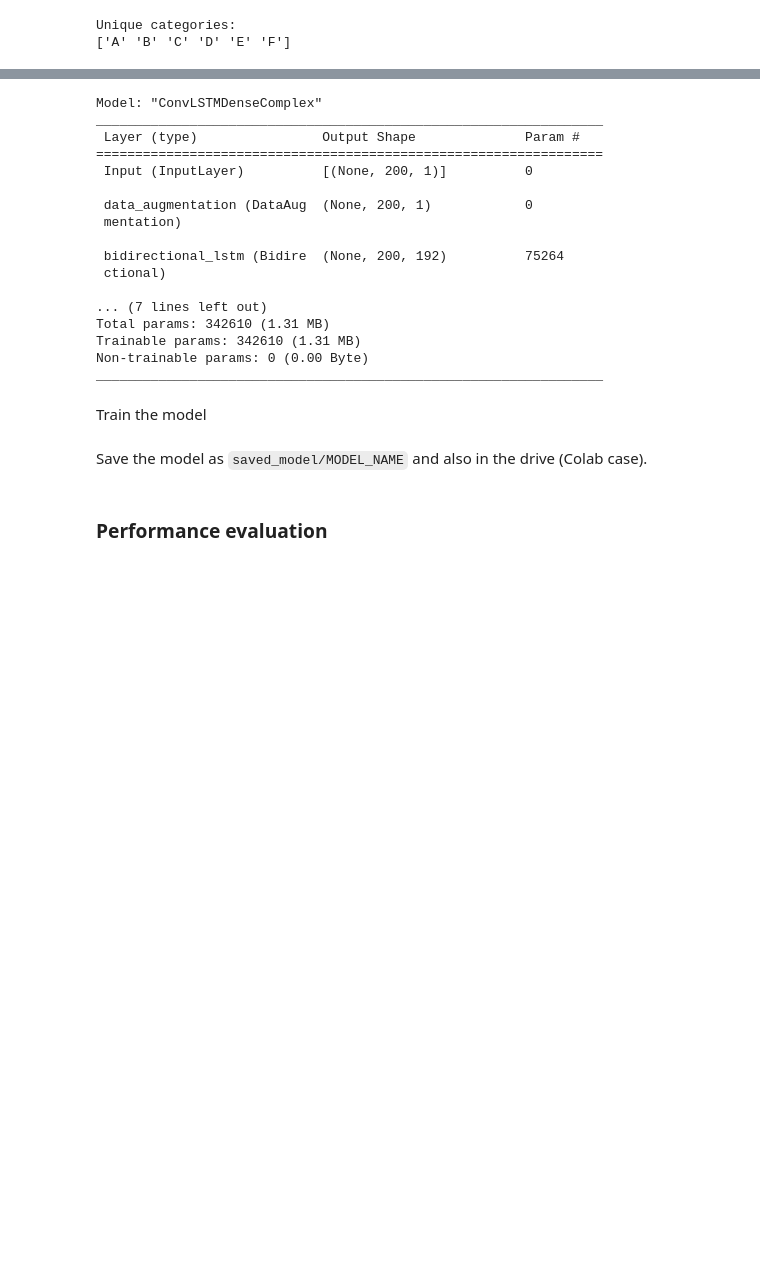
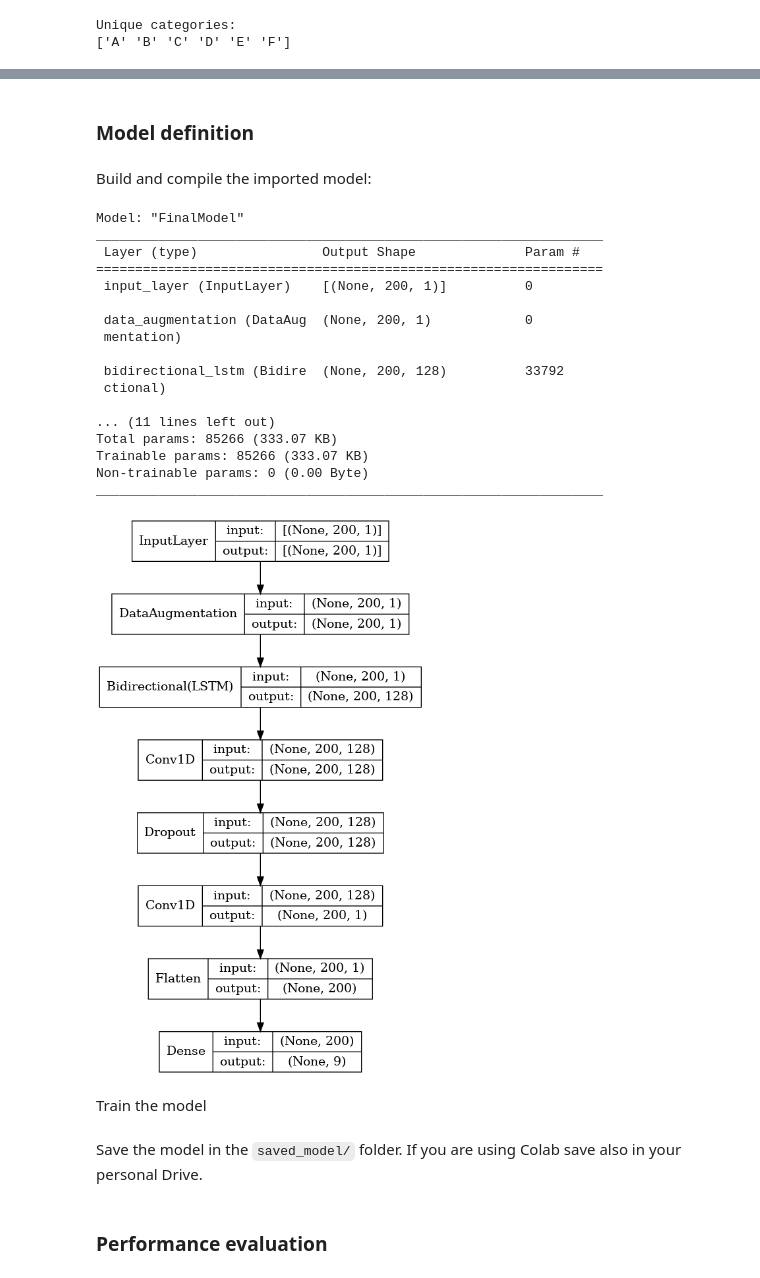
Before and after one commit to davide-gurrieri/timeseries-forecasting, a Jupyter notebook: main.ipynb, the cells around one changed output, grey strips where cells are left out. Drawn from its saved outputs; the diff is of its cells as text; code cells hidden in the pictures; blank space fills up the shorter version.

```diff
--- a/main.ipynb
+++ b/main.ipynb
@@ -178,30 +208,36 @@ tfds_train = tfds_train.shuffle(1024).batch(BS).prefetch(AUTO)
+# %% [markdown]
+### Model definition
+# %% [markdown]
+Build and compile the imported model:
 # %%
 model_obj = Constructor(MODEL_NAME,
                         MyModel.build_param_1,
                         MyModel.compile_param_1,
                         MyModel.fit_param_1,)
 
 model_obj.build()
 model_obj.compile()
 model_obj.model.summary()
+tfk.utils.plot_model(model_obj.model, show_shapes=True,show_layer_names=False)
 # %% [output]
-Model: "ConvLSTMDenseComplex"
+Model: "FinalModel"
 _________________________________________________________________
  Layer (type)                Output Shape              Param #
 =================================================================
- Input (InputLayer)          [(None, 200, 1)]          0
+ input_layer (InputLayer)    [(None, 200, 1)]          0
 
  data_augmentation (DataAug  (None, 200, 1)            0
  mentation)
 
- bidirectional_lstm (Bidire  (None, 200, 192)          75264
+ bidirectional_lstm (Bidire  (None, 200, 128)          33792
  ctional)
 
-... (7 lines left out)
-Total params: 342610 (1.31 MB)
-Trainable params: 342610 (1.31 MB)
+... (11 lines left out)
+Total params: 85266 (333.07 KB)
+Trainable params: 85266 (333.07 KB)
 Non-trainable params: 0 (0.00 Byte)
 _________________________________________________________________
+[figure, added]
 # %% [markdown]
 Train the model
 # %%
@@ -215,8 +251,8 @@ else:
         model_obj.train(x_train = tfds_train)
     else:
         model_obj.train(X_train, y_train)
-# %% [markdown]
-Save the model as `saved_model/MODEL_NAME` and also in the drive (Colab case).
+# %% [markdown]
+Save the model in the `saved_model/` folder. If you are using Colab save also in your personal Drive.
 # %%
 model_obj.save_model()
 if COLAB:
```
Also changed, not shown: parts of 32 cells of this notebook, 2 other files.
